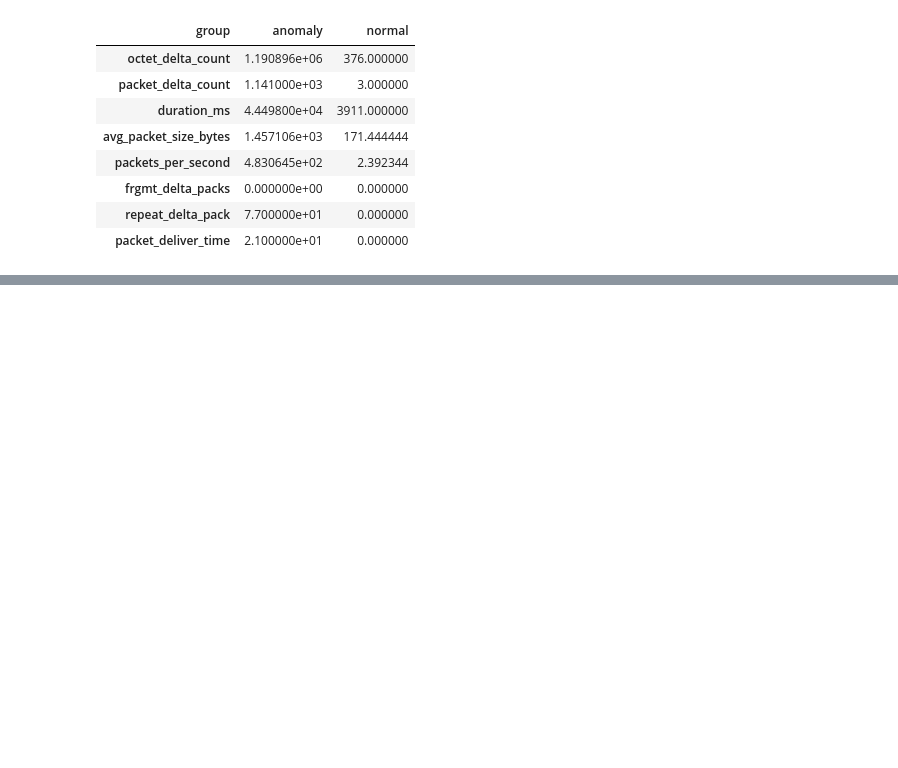
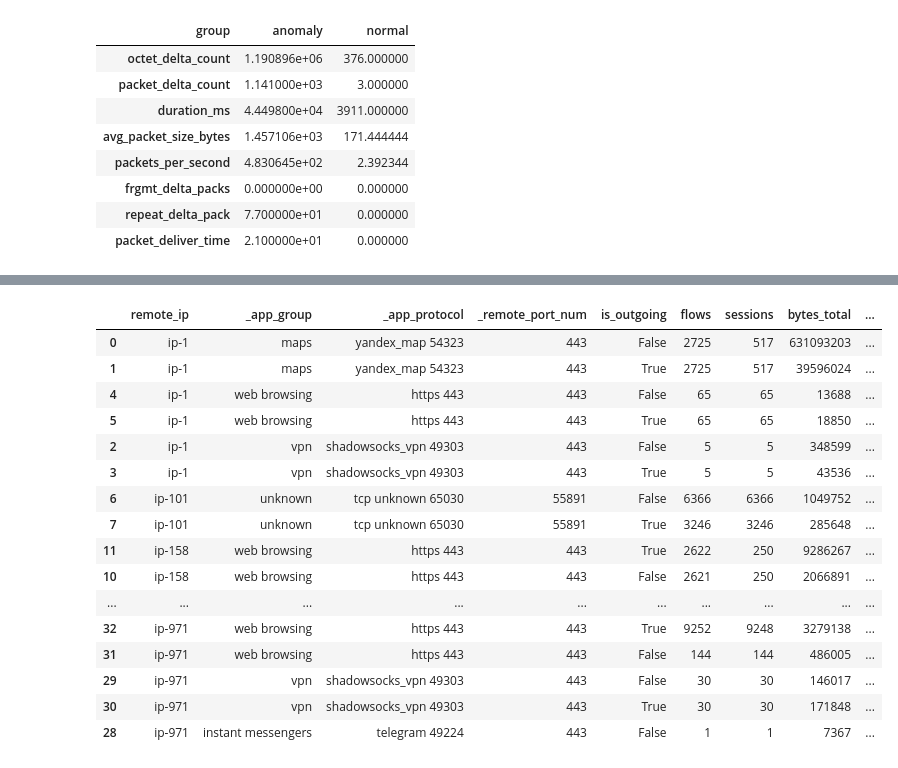
Before and after one commit to artyomshpakovski/nctc_anomaly_detection, a Jupyter notebook: draft.ipynb, the cells around one changed output, grey strips where cells are left out. Saved outputs shown, nothing was run; the diff lists cells and outputs as text; code cells hidden in the pictures; blank space fills up the shorter version.

```diff
--- a/draft.ipynb
+++ b/draft.ipynb
@@ -1075,0 +2433,67 @@ X_scaled:
+# %%
+# Inspect flow-level composition of selected IP profiles
+
+target_ips = [
+    "ip-3076",
+    "ip-83",
+    "ip-85",
+    "ip-61",
+    "ip-1",
+    "ip-101",
+    "ip-158",
+    "ip-971",
+    "ip-661",
+]
+
+selected_flows = profile_data[
+    profile_data["remote_ip"].isin(target_ips)
+].copy()
+
+selected_flows["_bytes"] = pd.to_numeric(
+    selected_flows["octet_delta_count"],
+    errors="coerce"
+)
+
+selected_flows["_packets"] = pd.to_numeric(
+    selected_flows["packet_delta_count"],
+    errors="coerce"
+)
+
+selected_flows["_retrans"] = pd.to_numeric(
+    selected_flows["repeat_delta_pack"],
+    errors="coerce"
+)
+
+group_columns = [
+    "remote_ip",
+    "_app_group",
+    "_app_protocol",
+    "_remote_port_num",
+    "is_outgoing",
+]
+
+group_columns = [
+    column for column in group_columns
+    if column in selected_flows.columns
+]
+
+flow_breakdown = (
+    selected_flows
+    .groupby(group_columns, dropna=False)
+    .agg(
+        flows=("remote_ip", "size"),
+        sessions=("session_id", "nunique"),
+        bytes_total=("_bytes", "sum"),
+        packets=("_packets", "sum"),
+        retrans=("_retrans", "sum"),
+    )
+    .reset_index()
+    .sort_values(
+        ["remote_ip", "flows"],
+        ascending=[True, False]
+    )
+)
+
+print("=== Flow-level composition of selected IP profiles ===")
+display(flow_breakdown)
+# %% [output]
@@ -1075,0 +2501,17 @@ X_scaled:
+|  | remote_ip | _app_group | _app_protocol | _remote_port_num | is_outgoing | flows | sessions | bytes_total | ... |
+| 0 | ip-1 | maps | yandex_map 54323 | 443 | False | 2725 | 517 | 631093203 | ... |
+| 1 | ip-1 | maps | yandex_map 54323 | 443 | True | 2725 | 517 | 39596024 | ... |
+| 4 | ip-1 | web browsing | https 443 | 443 | False | 65 | 65 | 13688 | ... |
+| 5 | ip-1 | web browsing | https 443 | 443 | True | 65 | 65 | 18850 | ... |
+| 2 | ip-1 | vpn | shadowsocks_vpn 49303 | 443 | False | 5 | 5 | 348599 | ... |
+| 3 | ip-1 | vpn | shadowsocks_vpn 49303 | 443 | True | 5 | 5 | 43536 | ... |
+| 6 | ip-101 | unknown | tcp unknown 65030 | 55891 | False | 6366 | 6366 | 1049752 | ... |
+| 7 | ip-101 | unknown | tcp unknown 65030 | 55891 | True | 3246 | 3246 | 285648 | ... |
+| 11 | ip-158 | web browsing | https 443 | 443 | True | 2622 | 250 | 9286267 | ... |
+| 10 | ip-158 | web browsing | https 443 | 443 | False | 2621 | 250 | 2066891 | ... |
+| ... | ... | ... | ... | ... | ... | ... | ... | ... | ... |
+| 32 | ip-971 | web browsing | https 443 | 443 | True | 9252 | 9248 | 3279138 | ... |
+| 31 | ip-971 | web browsing | https 443 | 443 | False | 144 | 144 | 486005 | ... |
+| 29 | ip-971 | vpn | shadowsocks_vpn 49303 | 443 | False | 30 | 30 | 146017 | ... |
+| 30 | ip-971 | vpn | shadowsocks_vpn 49303 | 443 | True | 30 | 30 | 171848 | ... |
+| 28 | ip-971 | instant messengers | telegram 49224 | 443 | False | 1 | 1 | 7367 | ... |
```
Also changed, not shown: parts of 77 cells of this notebook.
